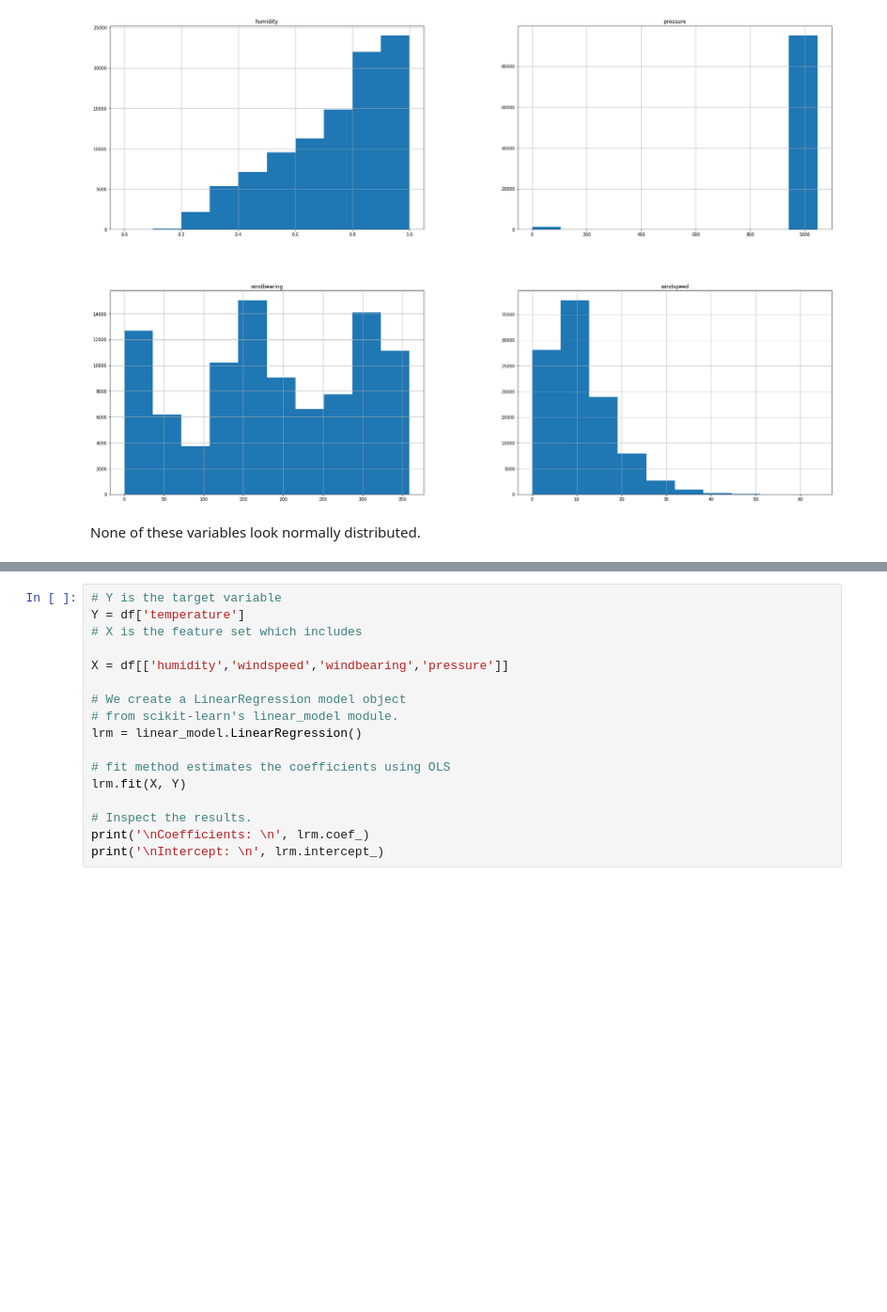
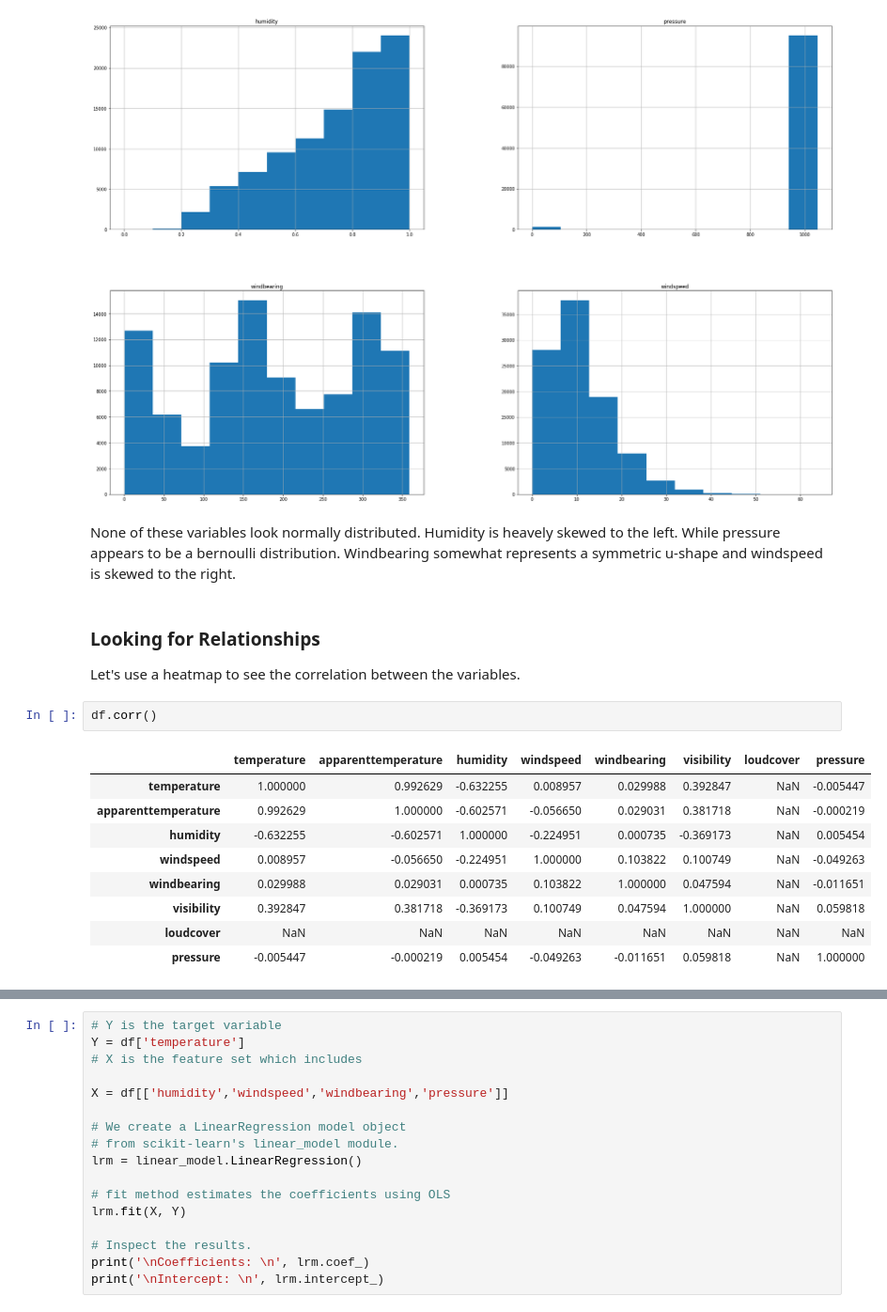
Before and after one commit to tsaw8/Thinkful_Project, a Jupyter notebook: Module 19: Supervised learning: solving regression problems/3.Meeting (and not meeting) the assumptions of linear regression (weatherinszeged_df).ipynb, the cells around one changed output, grey strips where cells are left out. Shown at 94% size. Saved outputs shown, nothing was run; the diff lists cells and outputs as text; blank space fills up the shorter version.

```diff
--- a/Module 19: Supervised learning: solving regression problems/3.Meeting (and not meeting) the assumptions of linear regression (weatherinszeged_df).ipynb
+++ b/Module 19: Supervised learning: solving regression problems/3.Meeting (and not meeting) the assumptions of linear regression (weatherinszeged_df).ipynb
@@ -97,5 +180,21 @@ array([[<matplotlib.axes._subplots.AxesSubplot object at 0x...>,
         <matplotlib.axes._subplots.AxesSubplot object at 0x...>]],
       dtype=object)
 [figure]
-# %% [markdown]
-None of these variables look normally distributed.
+# %% [markdown]
+None of these variables look normally distributed. Humidity is heavely skewed to the left. While pressure appears to be a bernoulli distribution. Windbearing somewhat represents a symmetric u-shape and windspeed is skewed to the right.
+# %% [markdown]
+### Looking for Relationships
+
+Let's use a heatmap to see the correlation between the variables.
+# %%
+df.corr()
+# %% [output]
+|  | temperature | apparenttemperature | humidity | windspeed | windbearing | visibility | loudcover | pressure |
+| temperature | 1.000000 | 0.992629 | -0.632255 | 0.008957 | 0.029988 | 0.392847 | NaN | -0.005447 |
+| apparenttemperature | 0.992629 | 1.000000 | -0.602571 | -0.056650 | 0.029031 | 0.381718 | NaN | -0.000219 |
+| humidity | -0.632255 | -0.602571 | 1.000000 | -0.224951 | 0.000735 | -0.369173 | NaN | 0.005454 |
+| windspeed | 0.008957 | -0.056650 | -0.224951 | 1.000000 | 0.103822 | 0.100749 | NaN | -0.049263 |
+| windbearing | 0.029988 | 0.029031 | 0.000735 | 0.103822 | 1.000000 | 0.047594 | NaN | -0.011651 |
+| visibility | 0.392847 | 0.381718 | -0.369173 | 0.100749 | 0.047594 | 1.000000 | NaN | 0.059818 |
+| loudcover | NaN | NaN | NaN | NaN | NaN | NaN | NaN | NaN |
+| pressure | -0.005447 | -0.000219 | 0.005454 | -0.049263 | -0.011651 | 0.059818 | NaN | 1.000000 |
```
Also changed, not shown: parts of 21 cells of this notebook.
